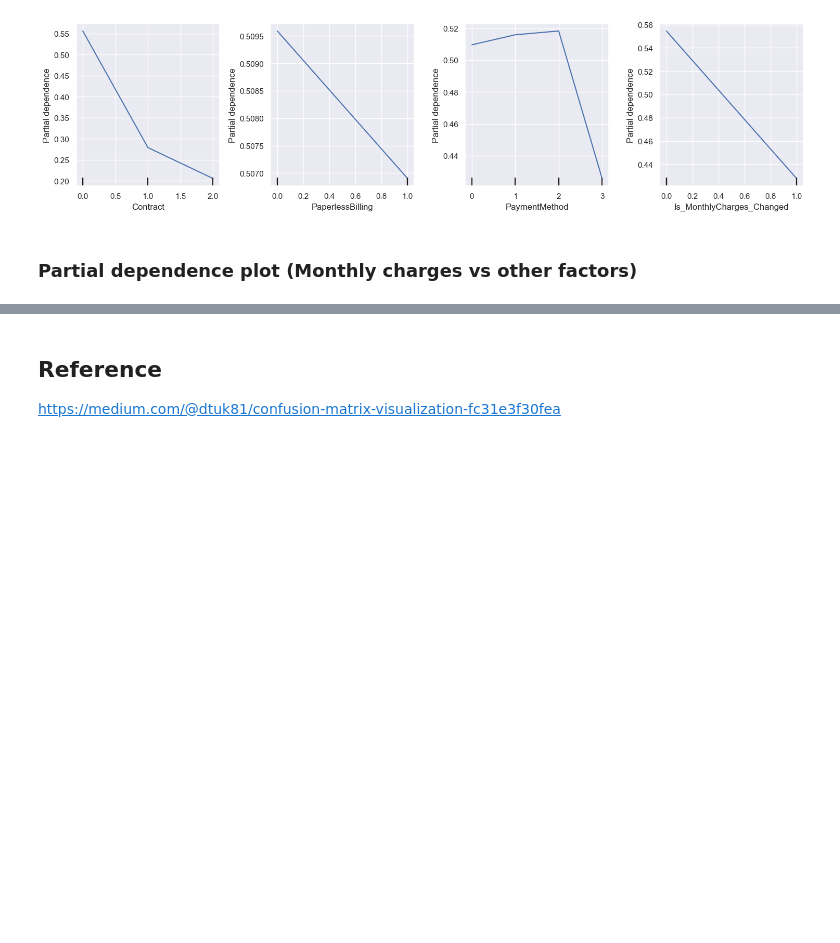
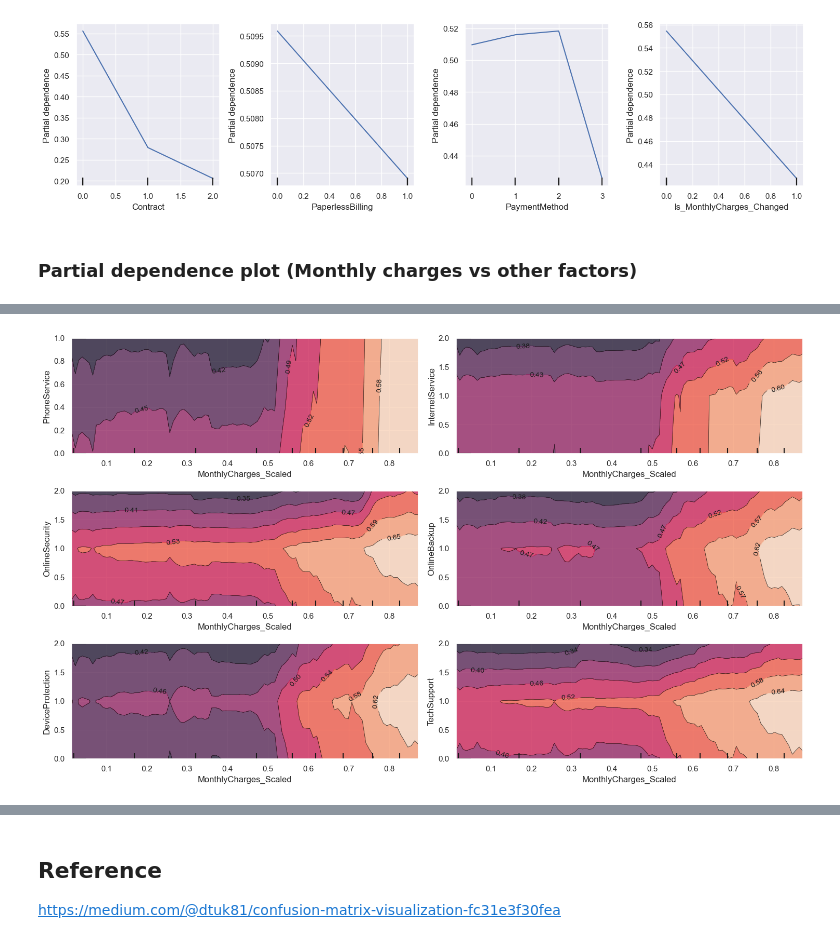
Before and after one commit to Lavinialau/Telecom-churn, a Jupyter notebook: 01_code/0_summary.ipynb, the cells around one changed output, grey strips where cells are left out. Drawn from its saved outputs; the diff is of its cells as text; code cells hidden in the pictures; blank space fills up the shorter version.

```diff
--- a/01_code/0_summary.ipynb
+++ b/01_code/0_summary.ipynb
@@ -797,7 +779,7 @@ plot_pdp_1D(feature_names, 1, 2, 4)
 # %% [output]
 [figure]
 # %%
-feature_names = [
+var_service_ml = [
     'PhoneService',
     # 'MultipleLines',
     'InternetService',
@@ -809,7 +791,7 @@ feature_names = [
     # 'StreamingMovies'
     ]
 
-plot_pdp_1D(feature_names, 1, 6, 4)
+plot_pdp_1D(var_service_ml, 1, 6, 4)
 # %% [output]
 [figure]
 # %%
@@ -868,0 +818,4 @@ ValueError: Feature 'PhoneServiceStreamingTV' not in feature_names
+# %%
+plot_pdp_2D(var_service_ml, 3, 2, 9)
+# %% [output]
+[figure, added]
```
Also changed, not shown: parts of 9 cells of this notebook.
